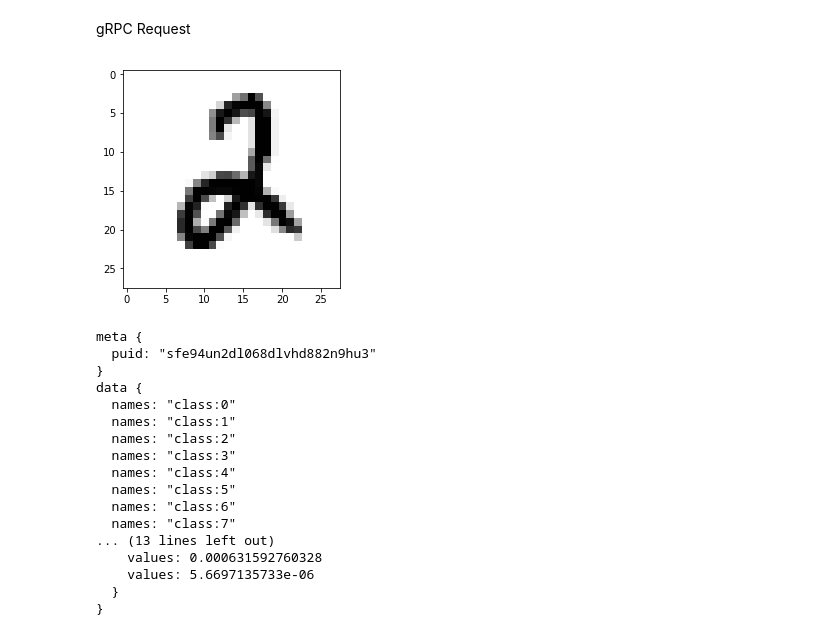
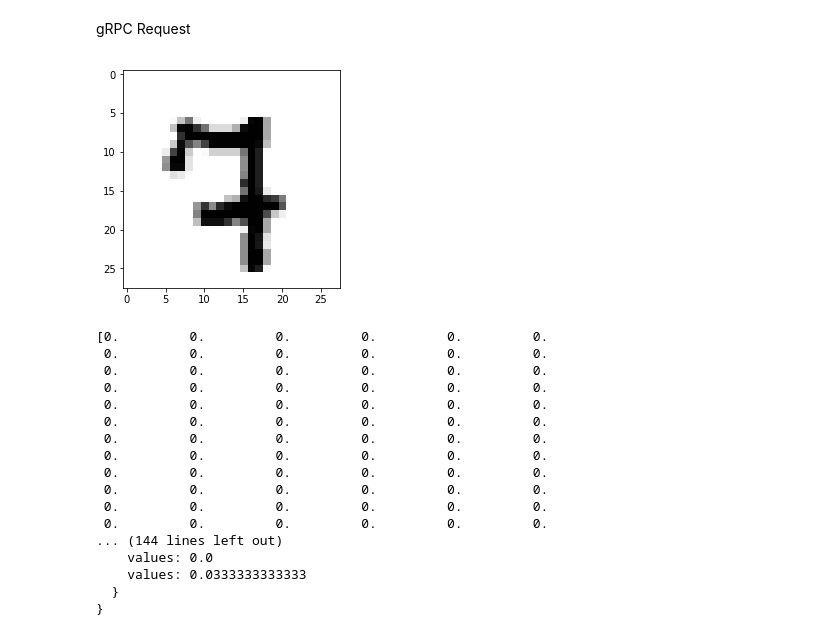
Before and after one commit to arllanos/example-seldon, a Jupyter notebook: notebooks/example-seldon-tuned.ipynb, the cells around one changed output. Saved outputs shown, nothing was run; the diff lists cells and outputs as text; code cells hidden in the pictures.

```diff
--- a/notebooks/example-seldon-tuned.ipynb
+++ b/notebooks/example-seldon-tuned.ipynb
@@ -268,25 +272,26 @@ gRPC Request
 # %%
 batch_xs, batch_ys = mnist.train.next_batch(1)
 chosen=0
 gen_image(batch_xs[chosen]).show()
 data = batch_xs[chosen].reshape((784))
-grpc_request("mnist-classifier",data)
+print(data)
+grpc_request("mnist-sk-none-none",data)
 # %% [output]
-[figure, old version]
+[figure, new version]
-meta {
-  puid: "sfe94un2dl068dlvhd882n9hu3"
-}
-data {
-  names: "class:0"
-  names: "class:1"
-  names: "class:2"
-  names: "class:3"
-  names: "class:4"
-  names: "class:5"
-  names: "class:6"
-  names: "class:7"
-... (13 lines left out)
-    values: 0.000631592760328
-    values: 5.6697135733e-06
+[0.         0.         0.         0.         0.         0.
+ 0.         0.         0.         0.         0.         0.
+ 0.         0.         0.         0.         0.         0.
+ 0.         0.         0.         0.         0.         0.
+ 0.         0.         0.         0.         0.         0.
+ 0.         0.         0.         0.         0.         0.
+ 0.         0.         0.         0.         0.         0.
+ 0.         0.         0.         0.         0.         0.
+ 0.         0.         0.         0.         0.         0.
+ 0.         0.         0.         0.         0.         0.
+ 0.         0.         0.         0.         0.         0.
+ 0.         0.         0.         0.         0.         0.
+... (144 lines left out)
+    values: 0.0
+    values: 0.0333333333333
   }
 }
```
Also changed, not shown: parts of 1 cell of this notebook, 1 other file.
